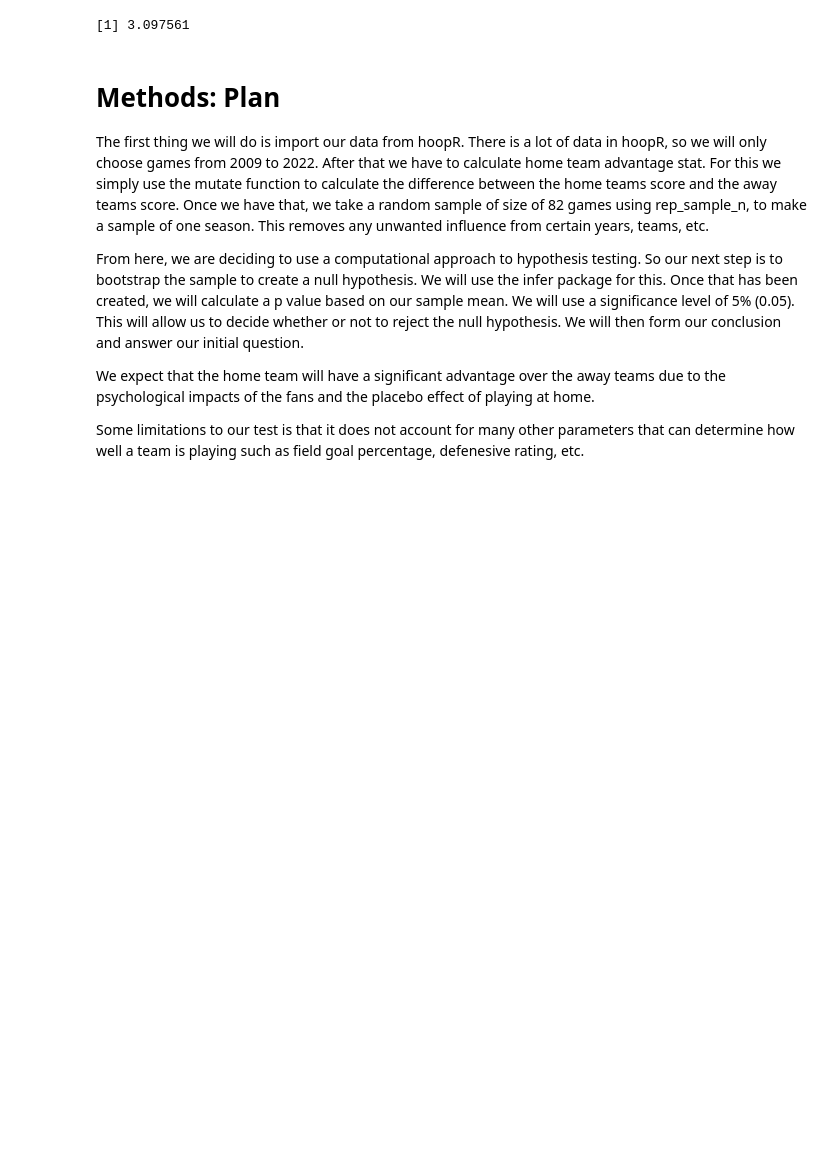
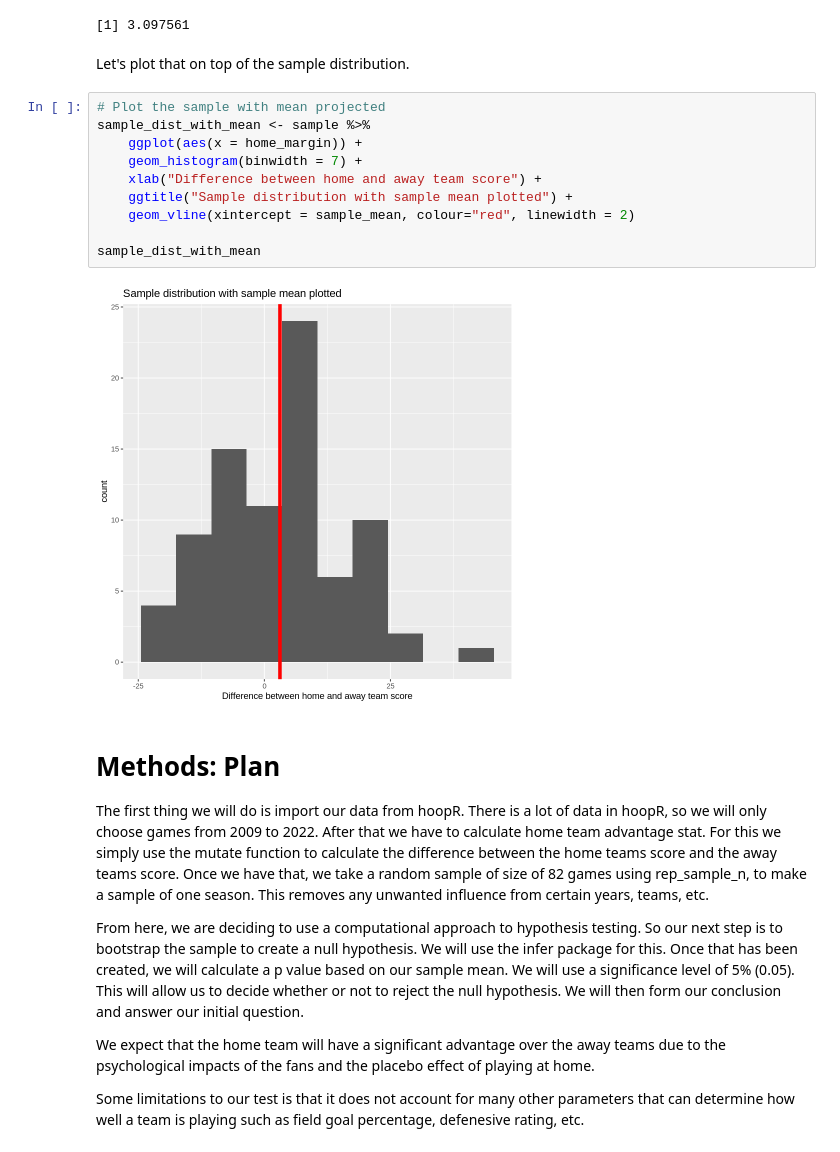
Before and after one commit to leowang801/home-court-advantage, a Jupyter notebook: group_47_project.ipynb, the cells around one changed output. Cells and saved outputs as stored; diff of their text form; blank space fills up the shorter version.

Commit message:
Sample Mean Visualization
Added a visualization with the sample mean plotted over the sample distribution.

```diff
--- a/group_47_project.ipynb
+++ b/group_47_project.ipynb
@@ -112,6 +111,20 @@ sample_mean <- summarize(sample, mean_home_margin = mean(home_margin)) %>%
 sample_mean
 # %% [output]
 [1] 3.097561
+# %% [markdown]
+Let's plot that on top of the sample distribution.
+# %%
+# Plot the sample with mean projected
+sample_dist_with_mean <- sample %>%
+    ggplot(aes(x = home_margin)) +
+    geom_histogram(binwidth = 7) +
+    xlab("Difference between home and away team score") +
+    ggtitle("Sample distribution with sample mean plotted") +
+    geom_vline(xintercept = sample_mean, colour="red", linewidth = 2)
+
+sample_dist_with_mean
+# %% [output]
+[figure, added]
 # %% [markdown]
 # Methods: Plan
 The first thing we will do is import our data from hoopR. There is a lot of data in hoopR, so we will only choose games from 2009 to 2022. After that we have to calculate home team advantage stat. For this we simply use the mutate function to calculate the difference between the home teams score and the away teams score. Once we have that, we take a random sample of size of 82 games using rep_sample_n, to make a sample of one season. This removes any unwanted influence from certain years, teams, etc.
```
Also changed, not shown: parts of 3 cells of this notebook.
